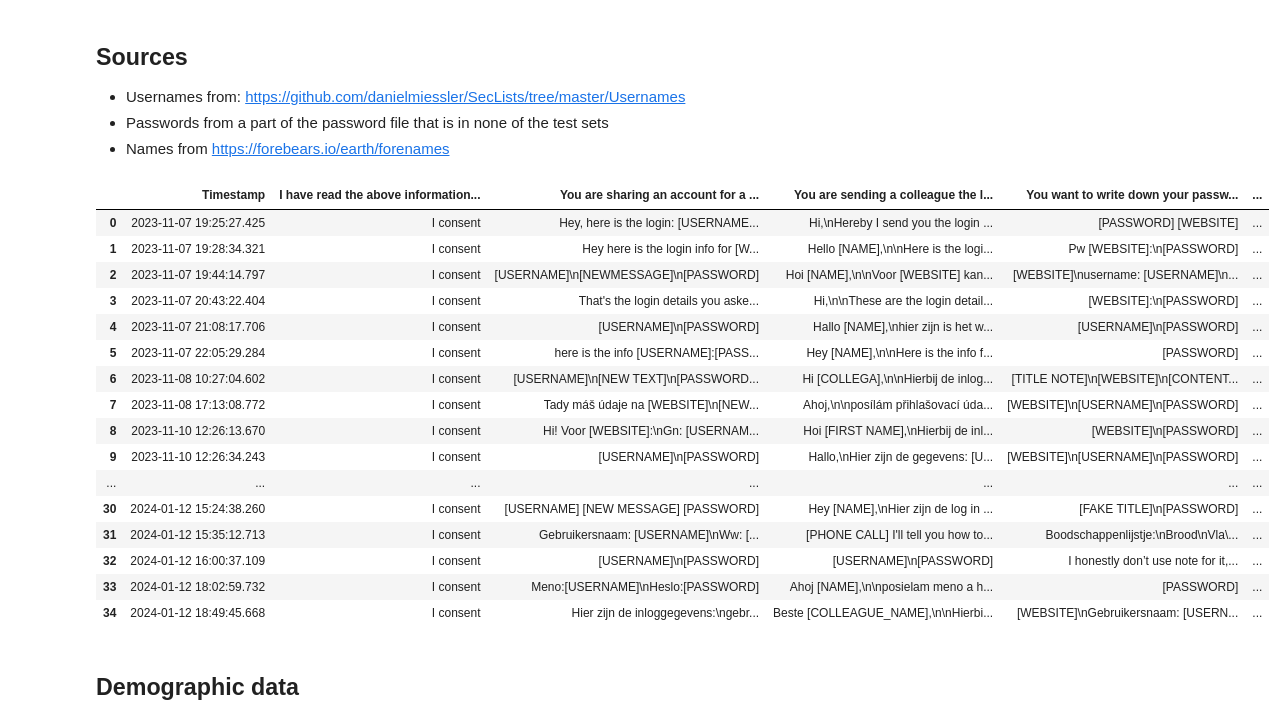
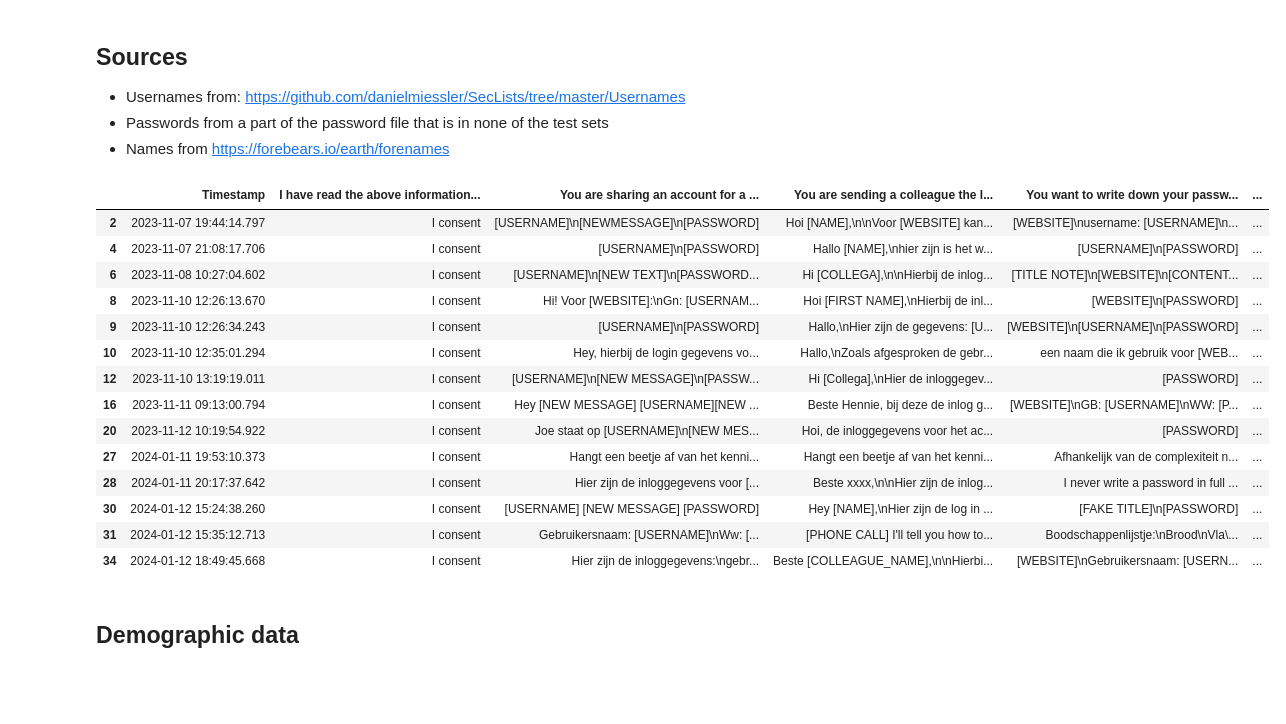
Before and after one commit to NienkeWessel/ThesisCS, a Jupyter notebook: QuestionnaireToDataset.ipynb, the cells around one changed output. Saved outputs shown, nothing was run; the diff lists cells and outputs as text; code cells hidden in the pictures; blank space fills up the shorter version.

Commit message:
Add functionality to choose language of answers to be included

```diff
--- a/QuestionnaireToDataset.ipynb
+++ b/QuestionnaireToDataset.ipynb
@@ -16,24 +16,24 @@ from datasets import DatasetDict, Dataset
 random.seed(42)
 # %%
 df = pd.read_excel('Password Research (Responses).xlsx', converters={'How old are you?': int,})
+#df = df[(df['What language did you answer the previous questions in?'] == "English") | (df['What language did you answer the previous questions in?'] == "Dutch")]
+df = df[(df['What language did you answer the previous questions in?'] == "Dutch")]
 df
 # %% [output]
 |  | Timestamp | I have read the above information... | You are sharing an account for a ... | You are sending a colleague the l... | You want to write down your passw... | ... |
-| 0 | 2023-11-07 19:25:27.425 | I consent | Hey, here is the login: [USERNAME... | Hi,\nHereby I send you the login ... | [PASSWORD] [WEBSITE] | ... |
-| 1 | 2023-11-07 19:28:34.321 | I consent | Hey here is the login info for [W... | Hello [NAME],\n\nHere is the logi... | Pw [WEBSITE]:\n[PASSWORD] | ... |
 | 2 | 2023-11-07 19:44:14.797 | I consent | [USERNAME]\n[NEWMESSAGE]\n[PASSWORD] | Hoi [NAME],\n\nVoor [WEBSITE] kan... | [WEBSITE]\nusername: [USERNAME]\n... | ... |
-| 3 | 2023-11-07 20:43:22.404 | I consent | That's the login details you aske... | Hi,\n\nThese are the login detail... | [WEBSITE]:\n[PASSWORD] | ... |
 | 4 | 2023-11-07 21:08:17.706 | I consent | [USERNAME]\n[PASSWORD] | Hallo [NAME],\nhier zijn is het w... | [USERNAME]\n[PASSWORD] | ... |
-| 5 | 2023-11-07 22:05:29.284 | I consent | here is the info [USERNAME]:[PASS... | Hey [NAME],\n\nHere is the info f... | [PASSWORD] | ... |
 | 6 | 2023-11-08 10:27:04.602 | I consent | [USERNAME]\n[NEW TEXT]\n[PASSWORD... | Hi [COLLEGA],\n\nHierbij de inlog... | [TITLE NOTE]\n[WEBSITE]\n[CONTENT... | ... |
-| 7 | 2023-11-08 17:13:08.772 | I consent | Tady máš údaje na [WEBSITE]\n[NEW... | Ahoj,\n\nposílám přihlašovací úda... | [WEBSITE]\n[USERNAME]\n[PASSWORD] | ... |
 | 8 | 2023-11-10 12:26:13.670 | I consent | Hi! Voor [WEBSITE]:\nGn: [USERNAM... | Hoi [FIRST NAME],\nHierbij de inl... | [WEBSITE]\n[PASSWORD] | ... |
 | 9 | 2023-11-10 12:26:34.243 | I consent | [USERNAME]\n[PASSWORD] | Hallo,\nHier zijn de gegevens: [U... | [WEBSITE]\n[USERNAME]\n[PASSWORD] | ... |
-| ... | ... | ... | ... | ... | ... | ... |
+| 10 | 2023-11-10 12:35:01.294 | I consent | Hey, hierbij de login gegevens vo... | Hallo,\nZoals afgesproken de gebr... | een naam die ik gebruik voor [WEB... | ... |
+| 12 | 2023-11-10 13:19:19.011 | I consent | [USERNAME]\n[NEW MESSAGE]\n[PASSW... | Hi [Collega],\nHier de inloggegev... | [PASSWORD] | ... |
+| 16 | 2023-11-11 09:13:00.794 | I consent | Hey [NEW MESSAGE] [USERNAME][NEW ... | Beste Hennie, bij deze de inlog g... | [WEBSITE]\nGB: [USERNAME]\nWW: [P... | ... |
+| 20 | 2023-11-12 10:19:54.922 | I consent | Joe staat op [USERNAME]\n[NEW MES... | Hoi, de inloggegevens voor het ac... | [PASSWORD] | ... |
+| 27 | 2024-01-11 19:53:10.373 | I consent | Hangt een beetje af van het kenni... | Hangt een beetje af van het kenni... | Afhankelijk van de complexiteit n... | ... |
+| 28 | 2024-01-11 20:17:37.642 | I consent | Hier zijn de inloggegevens voor [... | Beste xxxx,\n\nHier zijn de inlog... | I never write a password in full ... | ... |
 | 30 | 2024-01-12 15:24:38.260 | I consent | [USERNAME] [NEW MESSAGE] [PASSWORD] | Hey [NAME],\nHier zijn de log in ... | [FAKE TITLE]\n[PASSWORD] | ... |
 | 31 | 2024-01-12 15:35:12.713 | I consent | Gebruikersnaam: [USERNAME]\nWw: [... | [PHONE CALL] I'll tell you how to... | Boodschappenlijstje:\nBrood\nVla\... | ... |
-| 32 | 2024-01-12 16:00:37.109 | I consent | [USERNAME]\n[PASSWORD] | [USERNAME]\n[PASSWORD] | I honestly don’t use note for it,... | ... |
-| 33 | 2024-01-12 18:02:59.732 | I consent | Meno:[USERNAME]\nHeslo:[PASSWORD] | Ahoj [NAME],\n\nposielam meno a h... | [PASSWORD] | ... |
 | 34 | 2024-01-12 18:49:45.668 | I consent | Hier zijn de inloggegevens:\ngebr... | Beste [COLLEAGUE_NAME],\n\nHierbi... | [WEBSITE]\nGebruikersnaam: [USERN... | ... |
 # %% [markdown]
 ## Demographic data
```
Also changed, not shown: parts of 11 cells of this notebook.
